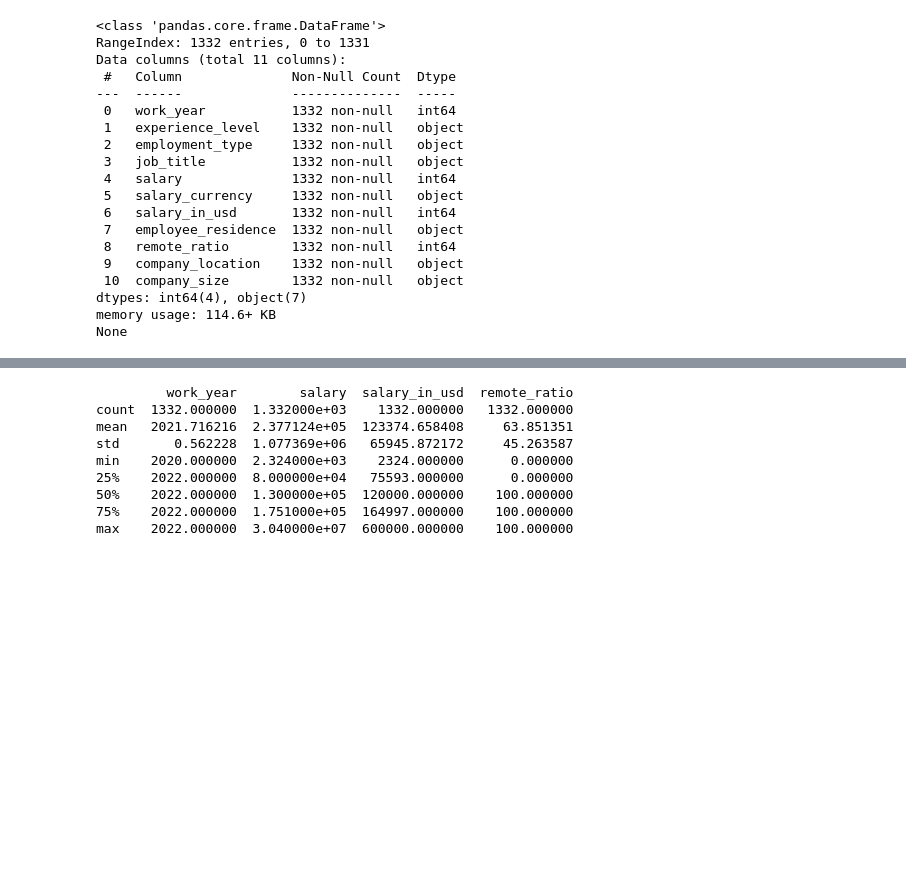
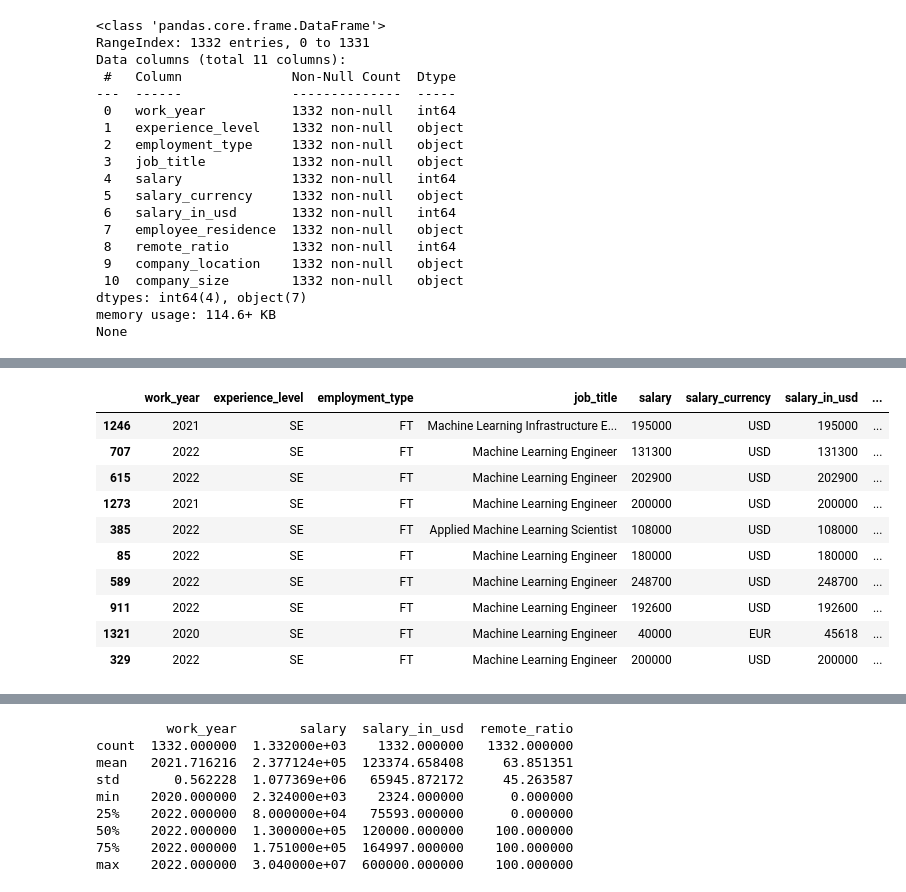
Before and after one commit to Keshtech2002/AI-ML_Salaries, a Jupyter notebook: project.ipynb, the cells around one changed output, grey strips where cells are left out. Saved outputs shown, nothing was run; the diff lists cells and outputs as text; code cells hidden in the pictures; blank space fills up the shorter version.

```diff
--- a/project.ipynb
+++ b/project.ipynb
@@ -119,0 +195,15 @@ None
+# %%
+#Displaying the entries that has the string 'Machine Learning' present
+salaries_df.loc[salaries_df['job_title'].str.contains('Machine Learning')].sample(10)
+# %% [output]
+|  | work_year | experience_level | employment_type | job_title | salary | salary_currency | salary_in_usd | ... |
+| 1246 | 2021 | SE | FT | Machine Learning Infrastructure E... | 195000 | USD | 195000 | ... |
+| 707 | 2022 | SE | FT | Machine Learning Engineer | 131300 | USD | 131300 | ... |
+| 615 | 2022 | SE | FT | Machine Learning Engineer | 202900 | USD | 202900 | ... |
+| 1273 | 2021 | SE | FT | Machine Learning Engineer | 200000 | USD | 200000 | ... |
+| 385 | 2022 | SE | FT | Applied Machine Learning Scientist | 108000 | USD | 108000 | ... |
+| 85 | 2022 | SE | FT | Machine Learning Engineer | 180000 | USD | 180000 | ... |
+| 589 | 2022 | SE | FT | Machine Learning Engineer | 248700 | USD | 248700 | ... |
+| 911 | 2022 | SE | FT | Machine Learning Engineer | 192600 | USD | 192600 | ... |
+| 1321 | 2020 | SE | FT | Machine Learning Engineer | 40000 | EUR | 45618 | ... |
+| 329 | 2022 | SE | FT | Machine Learning Engineer | 200000 | USD | 200000 | ... |
```
Also changed, not shown: parts of 28 cells of this notebook, 2 other files.
